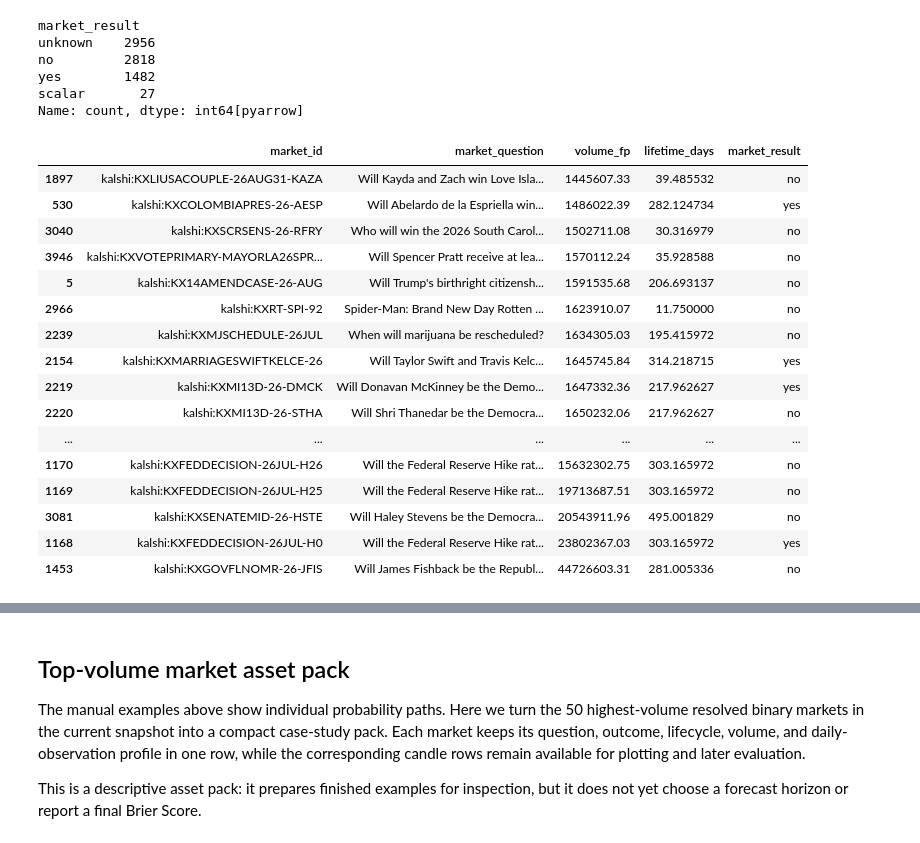
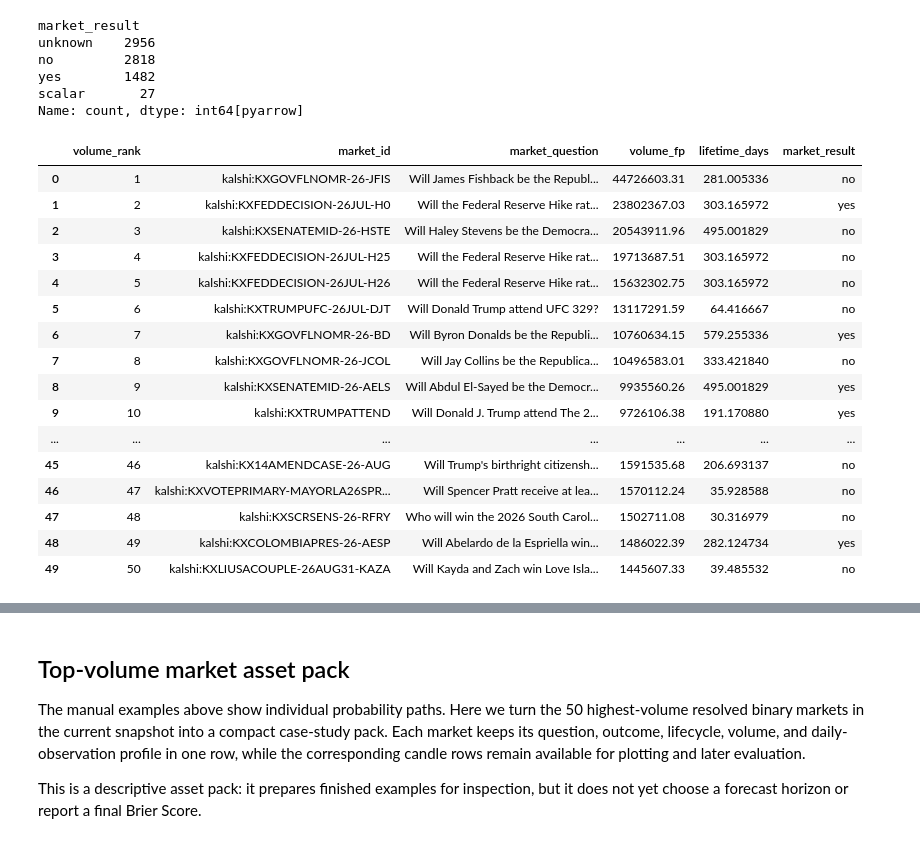
Before and after one commit to sneddy/daily_export, a Jupyter notebook: notebooks/daily_data_eda.ipynb, the cells around one changed output, grey strips where cells are left out. Saved outputs shown, nothing was run; the diff lists cells and outputs as text; code cells hidden in the pictures.

```diff
--- a/notebooks/daily_data_eda.ipynb
+++ b/notebooks/daily_data_eda.ipynb
@@ -444,22 +468,31 @@ Name: count, dtype: int64[pyarrow]
 # %%
 resolved_metadata = metadata[metadata.market_result.isin(['yes', 'no'])].reset_index(drop=True)
 main_metacols = ['market_id','market_question', 'volume_fp', 'lifetime_days', 'market_result']
-resolved_metadata.loc[resolved_metadata.volume_fp.argsort().tail(50), main_metacols]
+top50_resolved_metadata = (
+    resolved_metadata.loc[
+        resolved_metadata.volume_fp.argsort().tail(50),
+        main_metacols,
+    ]
+    .sort_values('volume_fp', ascending=False)
+    .reset_index(drop=True)
+)
+top50_resolved_metadata.insert(0, 'volume_rank', range(1, len(top50_resolved_metadata) + 1))
+display(top50_resolved_metadata[['volume_rank'] + main_metacols].head(10))
 # %% [output]
-|  | market_id | market_question | volume_fp | lifetime_days | market_result |
-| 1897 | kalshi:KXLIUSACOUPLE-26AUG31-KAZA | Will Kayda and Zach win Love Isla... | 1445607.33 | 39.485532 | no |
-| 530 | kalshi:KXCOLOMBIAPRES-26-AESP | Will Abelardo de la Espriella win... | 1486022.39 | 282.124734 | yes |
-| 3040 | kalshi:KXSCRSENS-26-RFRY | Who will win the 2026 South Carol... | 1502711.08 | 30.316979 | no |
-| 3946 | kalshi:KXVOTEPRIMARY-MAYORLA26SPR... | Will Spencer Pratt receive at lea... | 1570112.24 | 35.928588 | no |
-| 5 | kalshi:KX14AMENDCASE-26-AUG | Will Trump's birthright citizensh... | 1591535.68 | 206.693137 | no |
-| 2966 | kalshi:KXRT-SPI-92 | Spider-Man: Brand New Day Rotten ... | 1623910.07 | 11.750000 | no |
-| 2239 | kalshi:KXMJSCHEDULE-26JUL | When will marijuana be rescheduled? | 1634305.03 | 195.415972 | no |
-| 2154 | kalshi:KXMARRIAGESWIFTKELCE-26 | Will Taylor Swift and Travis Kelc... | 1645745.84 | 314.218715 | yes |
-| 2219 | kalshi:KXMI13D-26-DMCK | Will Donavan McKinney be the Demo... | 1647332.36 | 217.962627 | yes |
-| 2220 | kalshi:KXMI13D-26-STHA | Will Shri Thanedar be the Democra... | 1650232.06 | 217.962627 | no |
-| ... | ... | ... | ... | ... | ... |
-| 1170 | kalshi:KXFEDDECISION-26JUL-H26 | Will the Federal Reserve Hike rat... | 15632302.75 | 303.165972 | no |
-| 1169 | kalshi:KXFEDDECISION-26JUL-H25 | Will the Federal Reserve Hike rat... | 19713687.51 | 303.165972 | no |
-| 3081 | kalshi:KXSENATEMID-26-HSTE | Will Haley Stevens be the Democra... | 20543911.96 | 495.001829 | no |
-| 1168 | kalshi:KXFEDDECISION-26JUL-H0 | Will the Federal Reserve Hike rat... | 23802367.03 | 303.165972 | yes |
-| 1453 | kalshi:KXGOVFLNOMR-26-JFIS | Will James Fishback be the Republ... | 44726603.31 | 281.005336 | no |
+|  | volume_rank | market_id | market_question | volume_fp | lifetime_days | market_result |
+| 0 | 1 | kalshi:KXGOVFLNOMR-26-JFIS | Will James Fishback be the Republ... | 44726603.31 | 281.005336 | no |
+| 1 | 2 | kalshi:KXFEDDECISION-26JUL-H0 | Will the Federal Reserve Hike rat... | 23802367.03 | 303.165972 | yes |
+| 2 | 3 | kalshi:KXSENATEMID-26-HSTE | Will Haley Stevens be the Democra... | 20543911.96 | 495.001829 | no |
+| 3 | 4 | kalshi:KXFEDDECISION-26JUL-H25 | Will the Federal Reserve Hike rat... | 19713687.51 | 303.165972 | no |
+| 4 | 5 | kalshi:KXFEDDECISION-26JUL-H26 | Will the Federal Reserve Hike rat... | 15632302.75 | 303.165972 | no |
+| 5 | 6 | kalshi:KXTRUMPUFC-26JUL-DJT | Will Donald Trump attend UFC 329? | 13117291.59 | 64.416667 | no |
+| 6 | 7 | kalshi:KXGOVFLNOMR-26-BD | Will Byron Donalds be the Republi... | 10760634.15 | 579.255336 | yes |
+| 7 | 8 | kalshi:KXGOVFLNOMR-26-JCOL | Will Jay Collins be the Republica... | 10496583.01 | 333.421840 | no |
+| 8 | 9 | kalshi:KXSENATEMID-26-AELS | Will Abdul El-Sayed be the Democr... | 9935560.26 | 495.001829 | yes |
+| 9 | 10 | kalshi:KXTRUMPATTEND | Will Donald J. Trump attend The 2... | 9726106.38 | 191.170880 | yes |
+| ... | ... | ... | ... | ... | ... | ... |
+| 45 | 46 | kalshi:KX14AMENDCASE-26-AUG | Will Trump's birthright citizensh... | 1591535.68 | 206.693137 | no |
+| 46 | 47 | kalshi:KXVOTEPRIMARY-MAYORLA26SPR... | Will Spencer Pratt receive at lea... | 1570112.24 | 35.928588 | no |
+| 47 | 48 | kalshi:KXSCRSENS-26-RFRY | Who will win the 2026 South Carol... | 1502711.08 | 30.316979 | no |
+| 48 | 49 | kalshi:KXCOLOMBIAPRES-26-AESP | Will Abelardo de la Espriella win... | 1486022.39 | 282.124734 | yes |
+| 49 | 50 | kalshi:KXLIUSACOUPLE-26AUG31-KAZA | Will Kayda and Zach win Love Isla... | 1445607.33 | 39.485532 | no |
```
Also changed, not shown: parts of 36 cells of this notebook, 15 other files.
